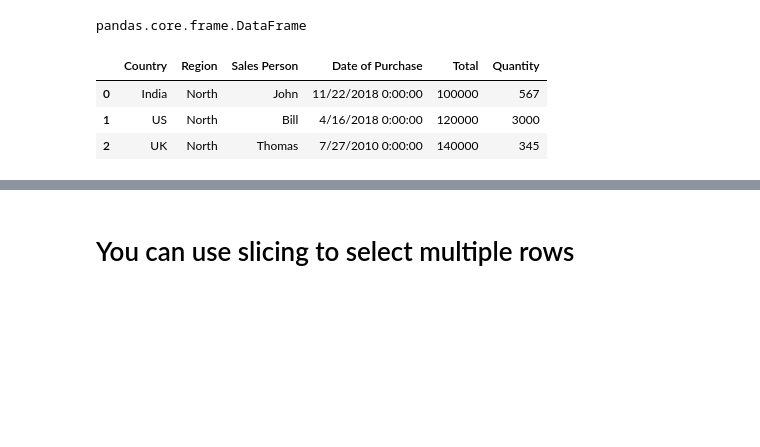
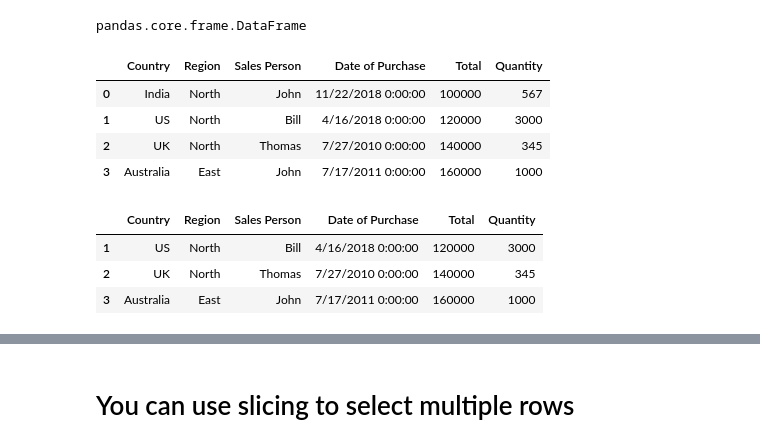
Before and after one commit to premkumarkora/pandas, a Jupyter notebook: Pandas.ipynb, the cells around one changed output, grey strips where cells are left out. Drawn from its saved outputs; the diff is of its cells as text; code cells hidden in the pictures; blank space fills up the shorter version.

```diff
--- a/Pandas.ipynb
+++ b/Pandas.ipynb
@@ -114,9 +548,17 @@ type(df) # Displays type of a data Frame
 # %% [output]
 pandas.core.frame.DataFrame
 # %%
-df.iloc[0:3] # displays only three rows
+df.iloc[0:4] # displays only three rows
 # %% [output]
 |  | Country | Region | Sales Person | Date of Purchase | Total | Quantity |
 | 0 | India | North | John | 11/22/2018 0:00:00 | 100000 | 567 |
 | 1 | US | North | Bill | 4/16/2018 0:00:00 | 120000 | 3000 |
 | 2 | UK | North | Thomas | 7/27/2010 0:00:00 | 140000 | 345 |
+| 3 | Australia | East | John | 7/17/2011 0:00:00 | 160000 | 1000 |
+# %%
+df.iloc[1:4]
+# %% [output]
+|  | Country | Region | Sales Person | Date of Purchase | Total | Quantity |
+| 1 | US | North | Bill | 4/16/2018 0:00:00 | 120000 | 3000 |
+| 2 | UK | North | Thomas | 7/27/2010 0:00:00 | 140000 | 345 |
+| 3 | Australia | East | John | 7/17/2011 0:00:00 | 160000 | 1000 |
```
Also changed, not shown: parts of 176 cells of this notebook.
